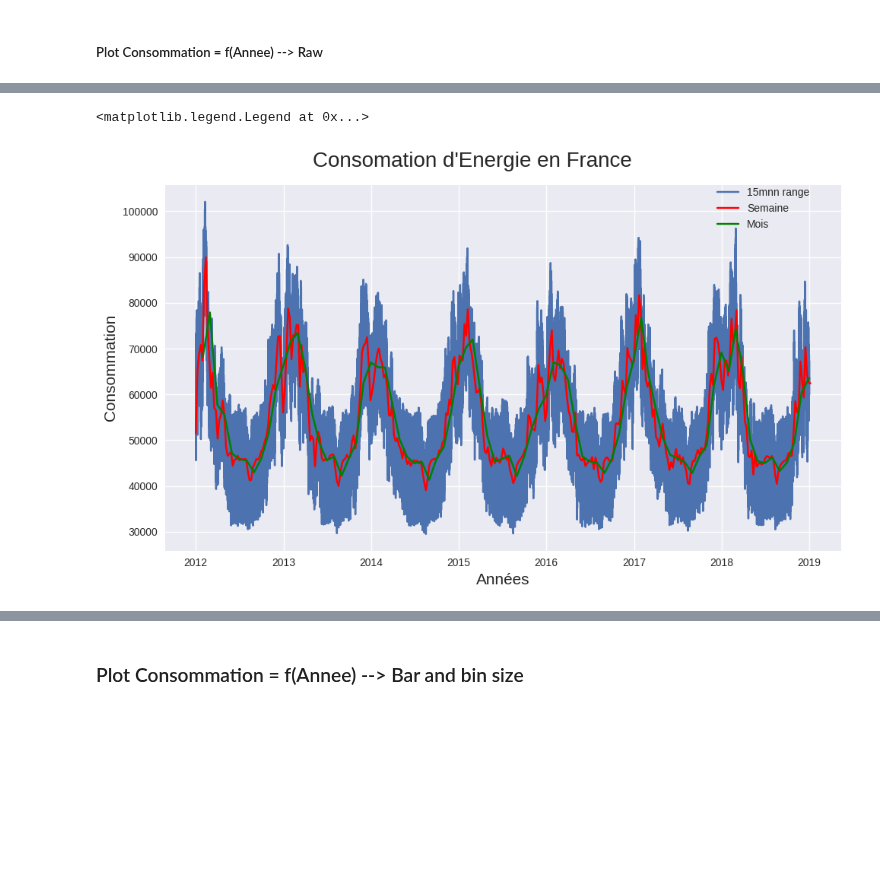
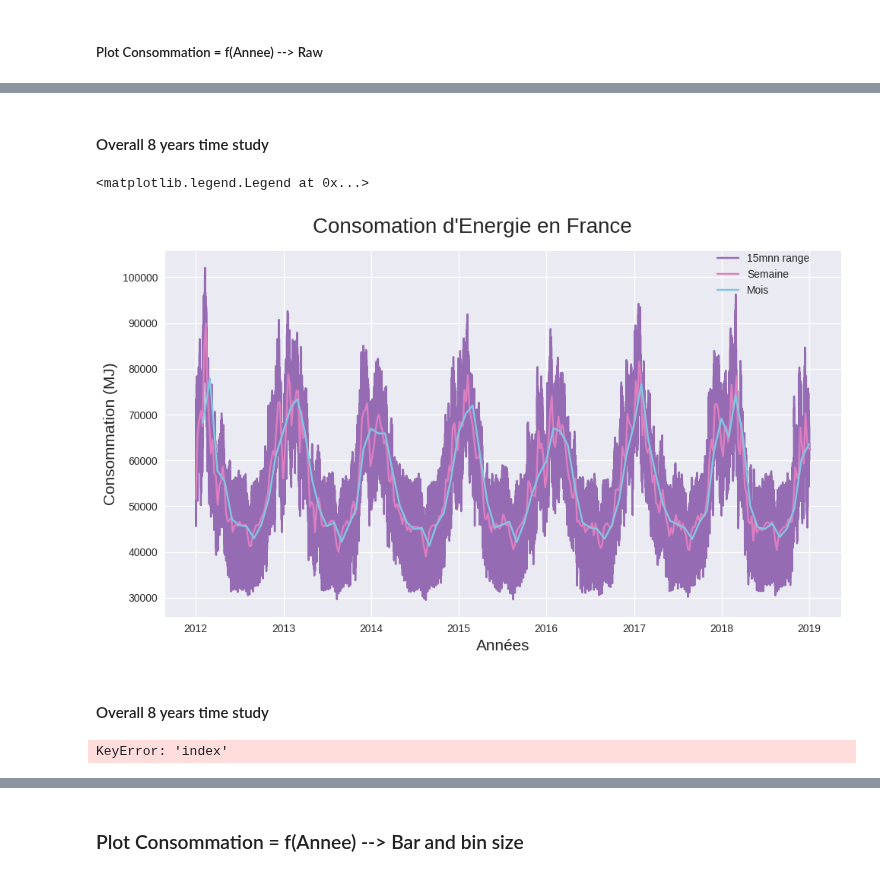
Before and after one commit to ManuLabricole/CDN-Statistique, a Jupyter notebook: Notebooks/Stat_descriptives_part2_mise_en_pratique.ipynb, the cells around one changed output, grey strips where cells are left out. Drawn from its saved outputs; the diff is of its cells as text; code cells hidden in the pictures; blank space fills up the shorter version.

```diff
--- a/Notebooks/Stat_descriptives_part2_mise_en_pratique.ipynb
+++ b/Notebooks/Stat_descriptives_part2_mise_en_pratique.ipynb
@@ -483,6 +449,6 @@ add_datetime_index(df_regional)
 # %% [markdown]
 #### Convert column value to float
 # %%
-for col in df_n.columns:
-    df_n[col] = pd.to_numeric(df_n[col], errors="coerce")
-df_n.dtypes
+for col in df_national.columns:
+    df_national[col] = pd.to_numeric(df_national[col], errors="coerce")
+df_national.dtypes
@@ -575,0 +550,7 @@ sns.color_palette("hls", 8)
+# %%
+df_n_E = df_national.copy()
+df_n_E = df_n_E[colEnergy]
+print(f"Before cleaning --> {df_n_E.shape[0]} rows")
+df_n_E.dropna(axis=0, inplace=True)
+print(f"After cleaning --> {df_n_E.shape[0]} rows")
+df_n_E.sort_index(inplace=True)
@@ -577,0 +579,3 @@ sns.color_palette("hls", 8)
+# %%
+colors = sns.color_palette('muted', n_colors=12)
+colors
@@ -578,14 +595,58 @@ sns.color_palette("hls", 8)
+# %% [markdown]
+#### Overall 8 years time study
 # %%
-plt.style.use('seaborn')
 fig = plt.figure(layout="tight", figsize=(10, 6))
 fig.suptitle("Consomation d'Energie en France", fontsize=20)
 ax = fig.subplots()
-ax.plot(df_n.index, df_n['Consommation'])
-ax.plot(df_n["Consommation"].resample("W").mean(), color="r")
-ax.plot(df_n["Consommation"].resample("M").mean(), color="g")
+
+ax = sns.lineplot(
+    x=df_n_E.index,
+    y=df_n_E["Consommation"].values,
+    color=colors[4]
+)
+ax = sns.lineplot(
+    x=df_n_E.resample("W").mean().index,
+    y=df_n_E["Consommation"].resample("W").mean().values,
+    color=colors[6]
+)
+ax = sns.lineplot(
+    x=df_n_E.resample("M").mean().index,
+    y=df_n_E["Consommation"].resample("M").mean().values,
+    color=colors[9]
+)
+
 ax.set_xlabel("Années", loc="center", fontsize=15)
-ax.set_ylabel("Consommation", loc="center", fontsize=15)#, c=colors[color1])
+ax.set_ylabel("Consommation (MJ)", loc="center", fontsize=15)#, c=colors[color1])
 fig.legend(["15mnn range", "Semaine", "Mois"],loc=(0.82, 0.8))
 # %% [output]
 <matplotlib.legend.Legend at 0x...>
-[figure, old version]
+[figure, new version]
+# %% [markdown]
+#### Overall 8 years time study
+# %%
+df = df_n_E.copy()
+df_yearly = df.resample('Y').mean()
+
+# Reset the index to create a DataFrame with a continuous index
+df_yearly = df_yearly.reset_index()
+
+# Calculate the elapsed time in seconds since the start of the dataset
+start_time = df_yearly['index'].min()
+df_yearly['Elapsed_Time'] = (df_yearly['index'] - start_time).dt.total_seconds()
+
+# Normalize the elapsed time to represent years
+df_yearly['Normalized_Time'] = df_yearly['Elapsed_Time'] / (365 * 24 * 60 * 60)
+
+# Plot the data as a line plot with a continuous x-axis
+fig, ax = plt.subplots(figsize=(10, 6))
+sns.lineplot(x='Normalized_Time', y='Consommation', data=df_yearly, ax=ax)
+
+# Add a title and axis labels
+ax.set_title('Consommation by year')
+ax.set_xlabel('Time (years)')
+ax.set_ylabel('Consommation')
+
+# Show the plot
+plt.show()
+# %% [output]
+KeyError: 'index'
```
Also changed, not shown: parts of 19 cells of this notebook.
